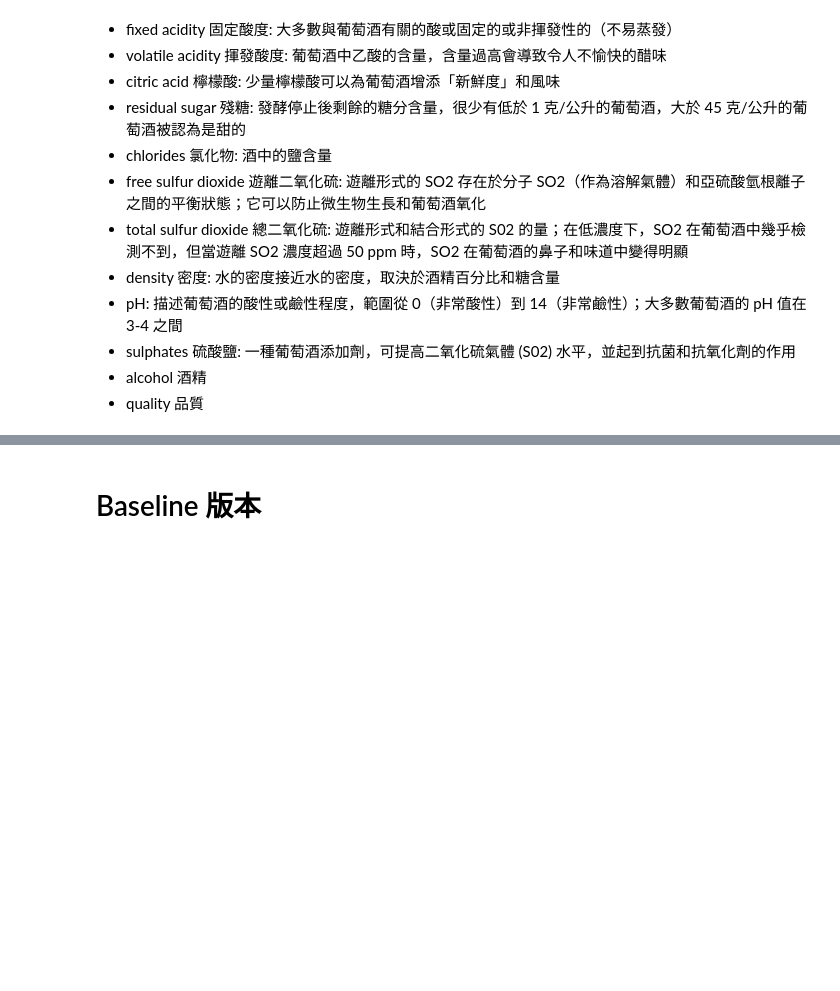
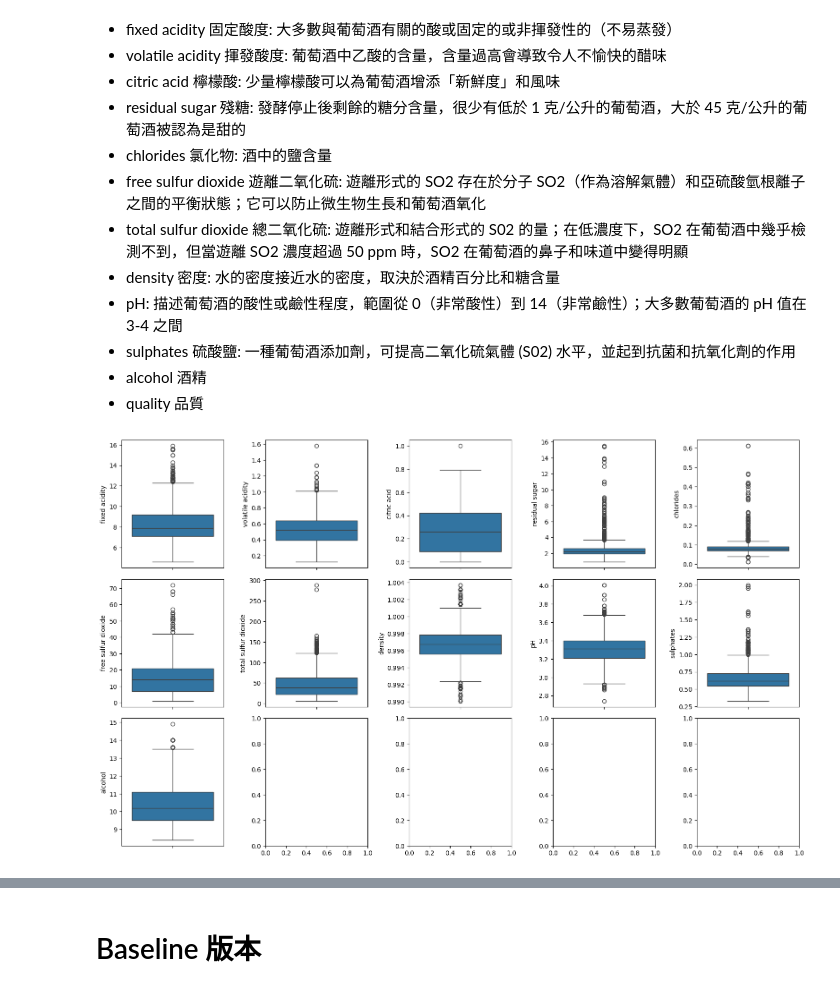
Before and after one commit to mavischi/Prediction-of-quality-of-Wine, a Jupyter notebook: Project_02_Red_Wine_Quality.ipynb, the cells around one changed output, grey strips where cells are left out. Cells and saved outputs as stored; diff of their text form; code cells hidden in the pictures; blank space fills up the shorter version.

```diff
--- a/Project_02_Red_Wine_Quality.ipynb
+++ b/Project_02_Red_Wine_Quality.ipynb
@@ -22,3 +22,6 @@ df.head()
 | 4 | 7.4 | 0.70 | 0.00 | 1.9 | 0.076 | 11.0 | ... |
 # %% [markdown]
 # 觀察資料
+# %%
+for c in df.columns:
+  print(c)
@@ -42,3 +65,26 @@ Index(['fixed acidity', 'volatile acidity', 'citric acid', 'residual sugar',
 * sulphates 硫酸鹽: 一種葡萄酒添加劑，可提高二氧化硫氣體 (S02) 水平，並起到抗菌和抗氧化劑的作用<br>
 * alcohol 酒精 <br>
 * quality 品質 <br>
+# %%
+import matplotlib.pyplot as plt
+import seaborn as sns
+cols = ['fixed acidity', 'volatile acidity', 'citric acid', 'residual sugar',
+        'chlorides', 'free sulfur dioxide', 'total sulfur dioxide', 'density',
+        'pH', 'sulphates', 'alcohol']
+
+n_rows = 3
+n_cols = 5
+
+fig, axs = plt.subplots(n_rows, n_cols, figsize=(n_cols*3.2, n_rows*3.2))
+
+for r in range(0,n_rows):
+  for c in range(0, n_cols):
+    i = r * n_cols + c
+    if i < 11:
+      ax = axs[r][c]
+      sns.boxplot(data=df, y=df[cols[i]], ax=ax)
+      ax.set_title = cols[i]
+plt.tight_layout()
+plt.show()
+# %% [output]
+[figure, added]
```
Also changed, not shown: parts of 37 cells of this notebook.
